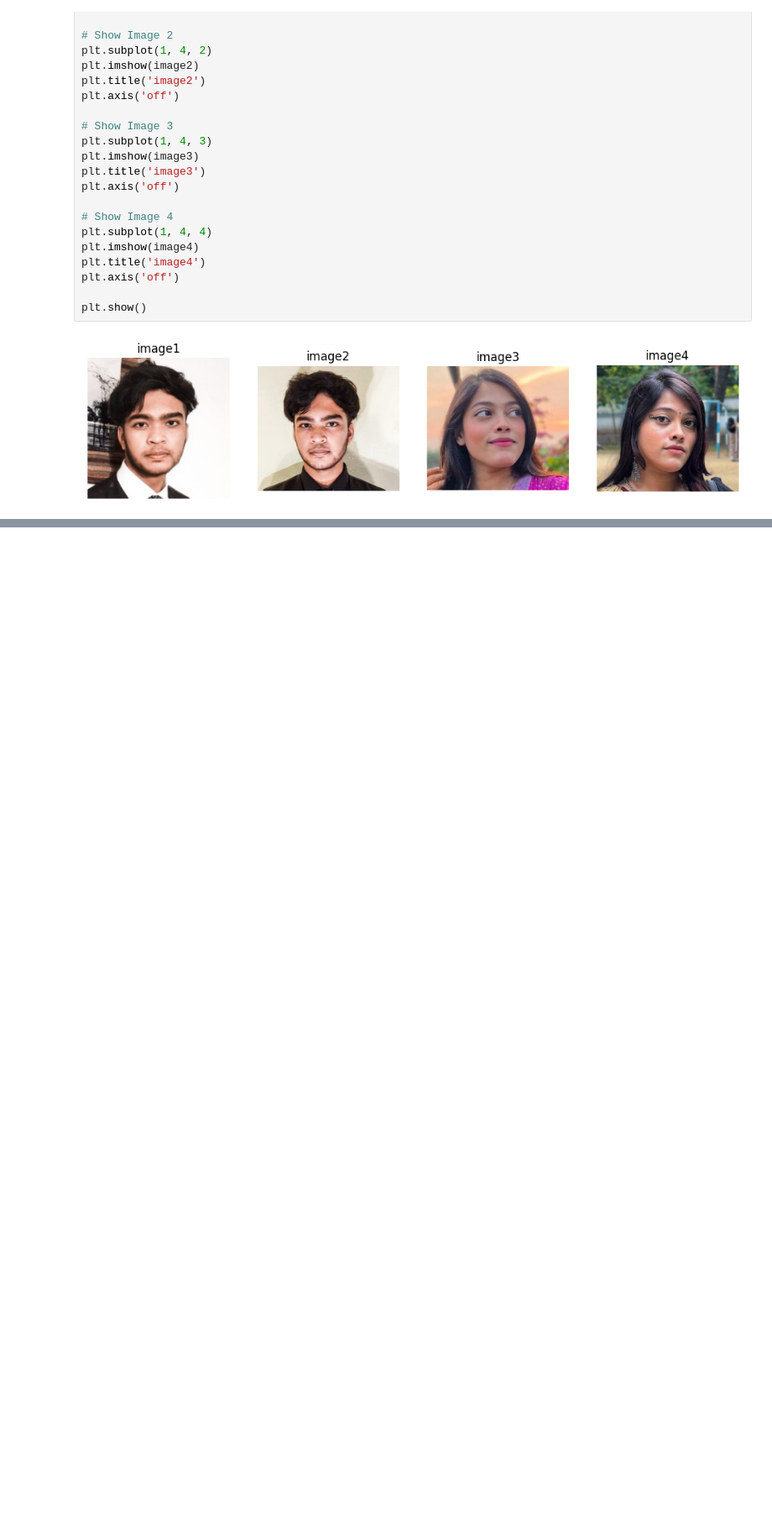
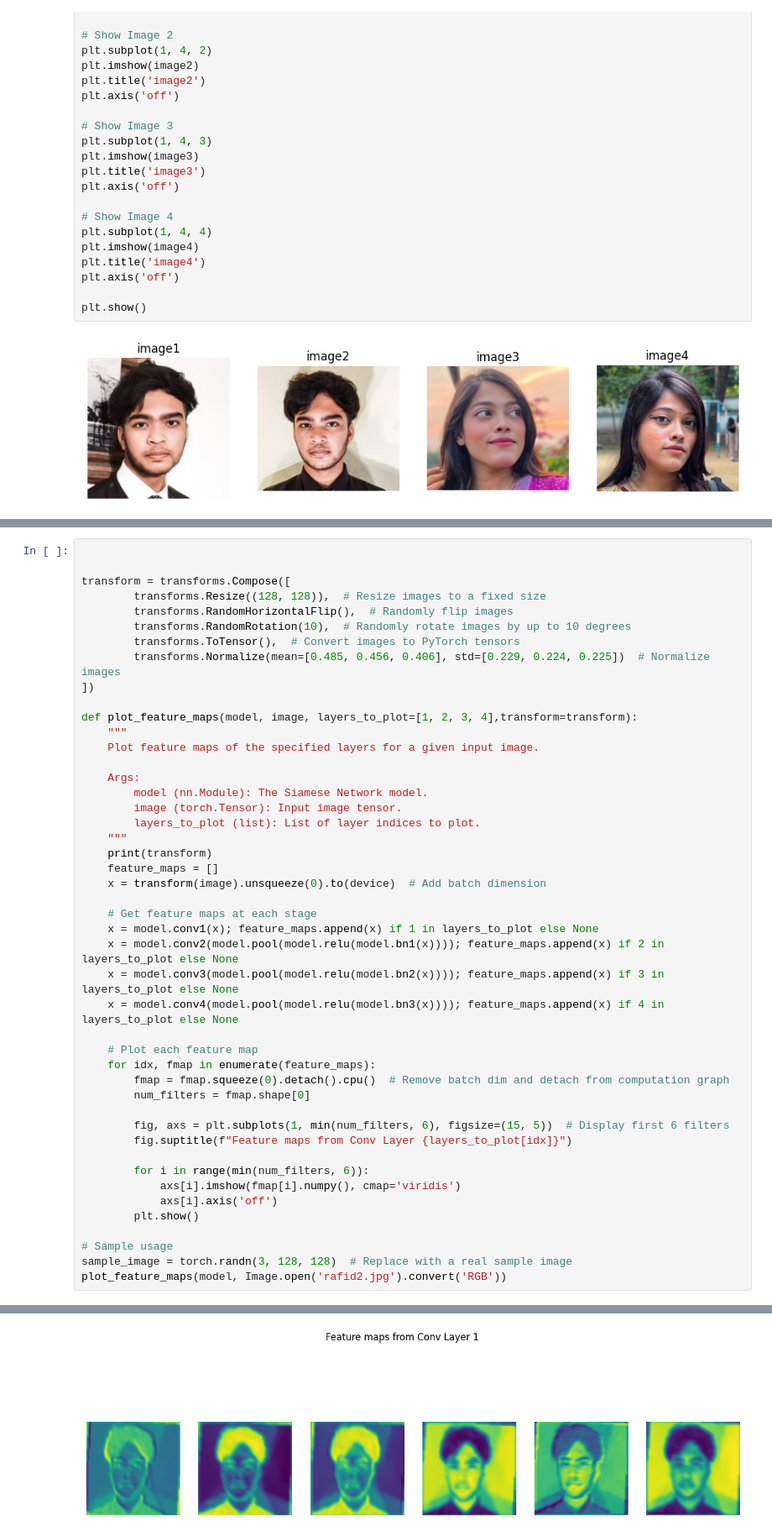
Before and after one commit to EzazAsif/Custom-Facial_recognition_Model, a Jupyter notebook: Frmodel.ipynb, the cells around one changed output, grey strips where cells are left out. Shown at 84% size. Saved outputs shown, nothing was run; the diff lists cells and outputs as text; blank space fills up the shorter version.

```diff
--- a/Frmodel.ipynb
+++ b/Frmodel.ipynb
@@ -394,0 +521,47 @@ True
+# %%
+
+
+transform = transforms.Compose([
+        transforms.Resize((128, 128)),  # Resize images to a fixed size
+        transforms.RandomHorizontalFlip(),  # Randomly flip images
+        transforms.RandomRotation(10),  # Randomly rotate images by up to 10 degrees
+        transforms.ToTensor(),  # Convert images to PyTorch tensors
+        transforms.Normalize(mean=[0.485, 0.456, 0.406], std=[0.229, 0.224, 0.225])  # Normalize images
+])
+
+def plot_feature_maps(model, image, layers_to_plot=[1, 2, 3, 4],transform=transform):
+    """
+    Plot feature maps of the specified layers for a given input image.
+
+    Args:
+        model (nn.Module): The Siamese Network model.
+        image (torch.Tensor): Input image tensor.
+        layers_to_plot (list): List of layer indices to plot.
+    """
+    print(transform)
+    feature_maps = []
+    x = transform(image).unsqueeze(0).to(device)  # Add batch dimension
+
+    # Get feature maps at each stage
+    x = model.conv1(x); feature_maps.append(x) if 1 in layers_to_plot else None
+    x = model.conv2(model.pool(model.relu(model.bn1(x)))); feature_maps.append(x) if 2 in layers_to_plot else None
+    x = model.conv3(model.pool(model.relu(model.bn2(x)))); feature_maps.append(x) if 3 in layers_to_plot else None
+    x = model.conv4(model.pool(model.relu(model.bn3(x)))); feature_maps.append(x) if 4 in layers_to_plot else None
+
+    # Plot each feature map
+    for idx, fmap in enumerate(feature_maps):
+        fmap = fmap.squeeze(0).detach().cpu()  # Remove batch dim and detach from computation graph
+        num_filters = fmap.shape[0]
+
+        fig, axs = plt.subplots(1, min(num_filters, 6), figsize=(15, 5))  # Display first 6 filters
+        fig.suptitle(f"Feature maps from Conv Layer {layers_to_plot[idx]}")
+
+        for i in range(min(num_filters, 6)):
+            axs[i].imshow(fmap[i].numpy(), cmap='viridis')
+            axs[i].axis('off')
+        plt.show()
+
+# Sample usage
+sample_image = torch.randn(3, 128, 128)  # Replace with a real sample image
+plot_feature_maps(model, Image.open('rafid2.jpg').convert('RGB'))
+# %% [output]
@@ -394,0 +575 @@ True
+[figure, added]
```
Also changed, not shown: parts of 27 cells of this notebook, 2 other files.
